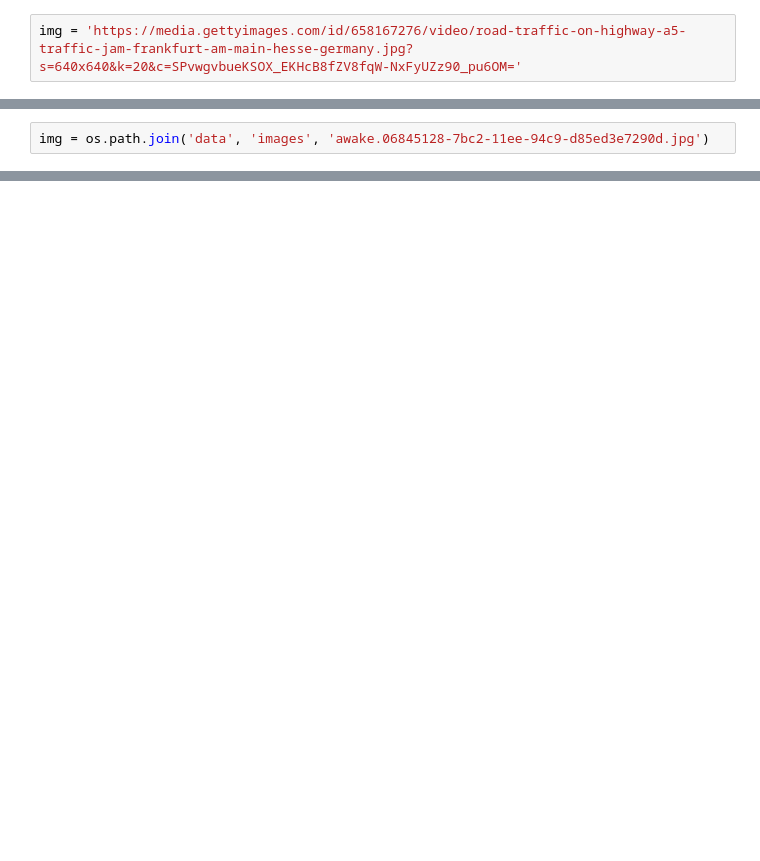
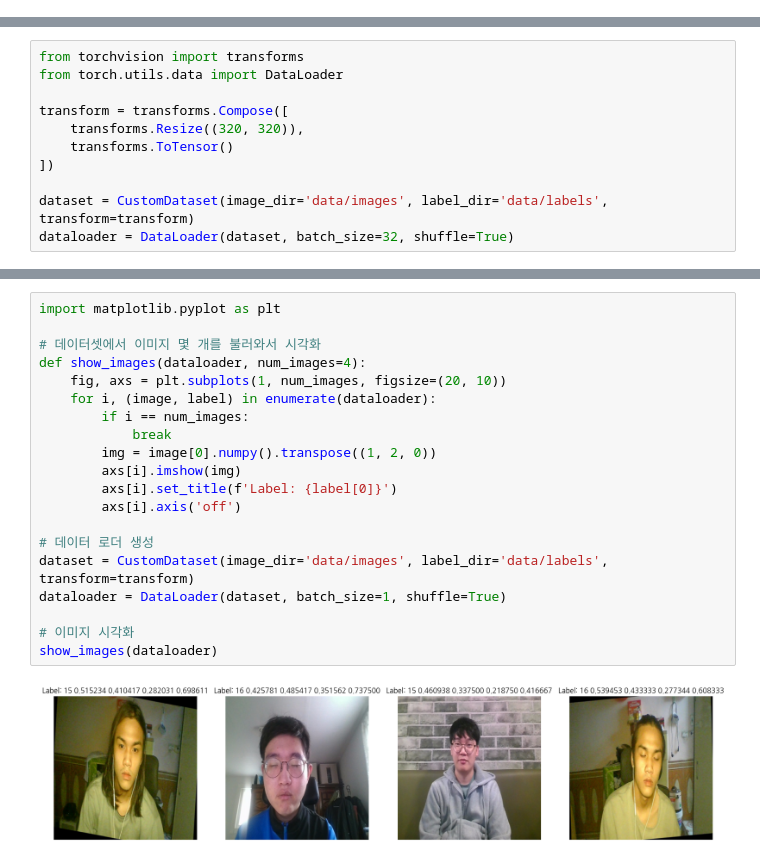
Before and after one commit to minyoungci/DrowsinessDetection, a Jupyter notebook: main.ipynb, the cells around one changed output, grey strips where cells are left out. Saved outputs shown, nothing was run; the diff lists cells and outputs as text; blank space fills up the shorter version.

```diff
--- a/main.ipynb
+++ b/main.ipynb
@@ -47,2 +0,0 @@ AutoShape(
-# %%
-img = 'https://media.gettyimages.com/id/658167276/video/road-traffic-on-highway-a5-traffic-jam-frankfurt-am-main-hesse-germany.jpg?s=640x640&k=20&c=SPvwgvbueKSOX_EKHcB8fZV8fqW-NxFyUZz90_pu6OM='
@@ -244,2 +0,0 @@ Adding AutoShape...
-# %%
-img = os.path.join('data', 'images', 'awake.06845128-7bc2-11ee-94c9-d85ed3e7290d.jpg')
@@ -391,0 +30,11 @@ print(outputs)
+# %%
+from torchvision import transforms
+from torch.utils.data import DataLoader
+
+transform = transforms.Compose([
+    transforms.Resize((320, 320)),
+    transforms.ToTensor()
+])
+
+dataset = CustomDataset(image_dir='data/images', label_dir='data/labels', transform=transform)
+dataloader = DataLoader(dataset, batch_size=32, shuffle=True)
@@ -391,0 +99,22 @@ print(outputs)
+# %%
+import matplotlib.pyplot as plt
+
+# 데이터셋에서 이미지 몇 개를 불러와서 시각화
+def show_images(dataloader, num_images=4):
+    fig, axs = plt.subplots(1, num_images, figsize=(20, 10))
+    for i, (image, label) in enumerate(dataloader):
+        if i == num_images:
+            break
+        img = image[0].numpy().transpose((1, 2, 0))
+        axs[i].imshow(img)
+        axs[i].set_title(f'Label: {label[0]}')
+        axs[i].axis('off')
+
+# 데이터 로더 생성
+dataset = CustomDataset(image_dir='data/images', label_dir='data/labels', transform=transform)
+dataloader = DataLoader(dataset, batch_size=1, shuffle=True)
+
+# 이미지 시각화
+show_images(dataloader)
+# %% [output]
+[figure, added]
```
Also changed, not shown: parts of 37 cells of this notebook.
